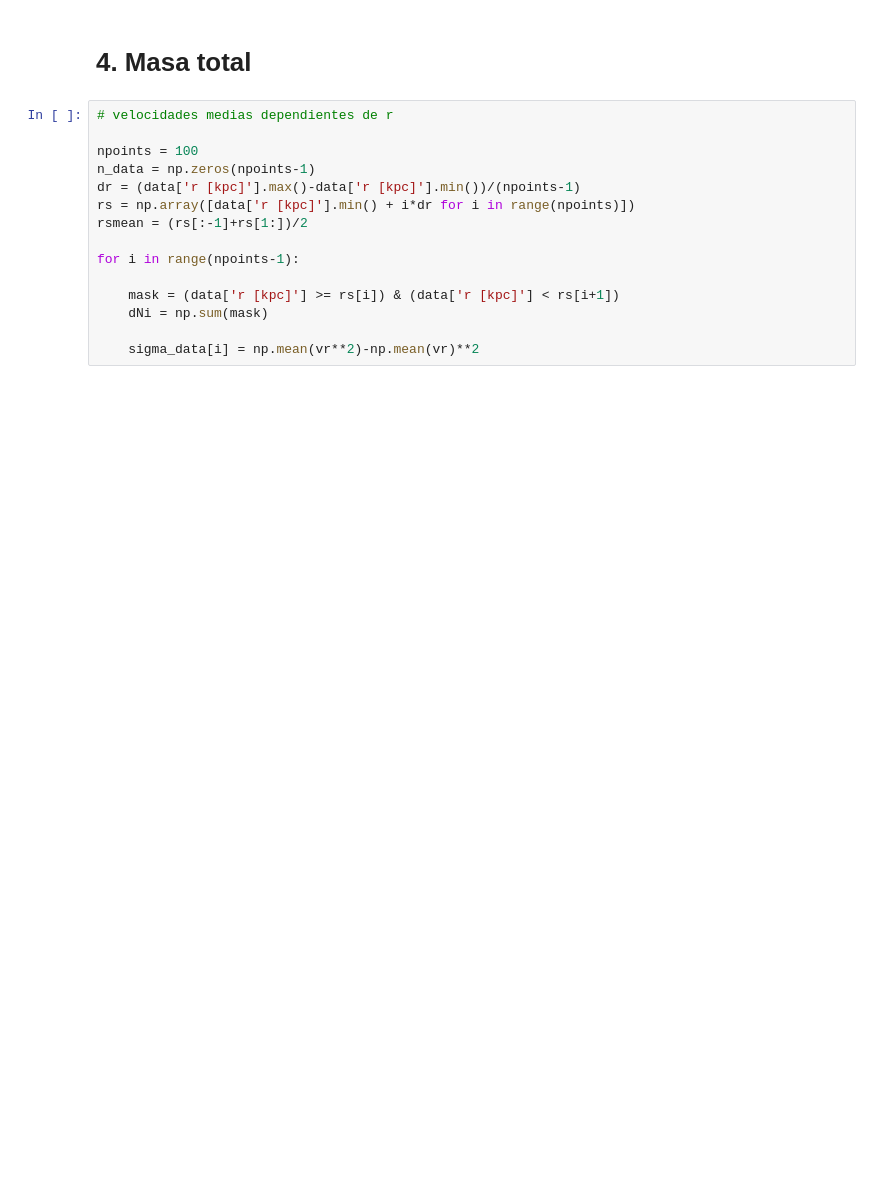
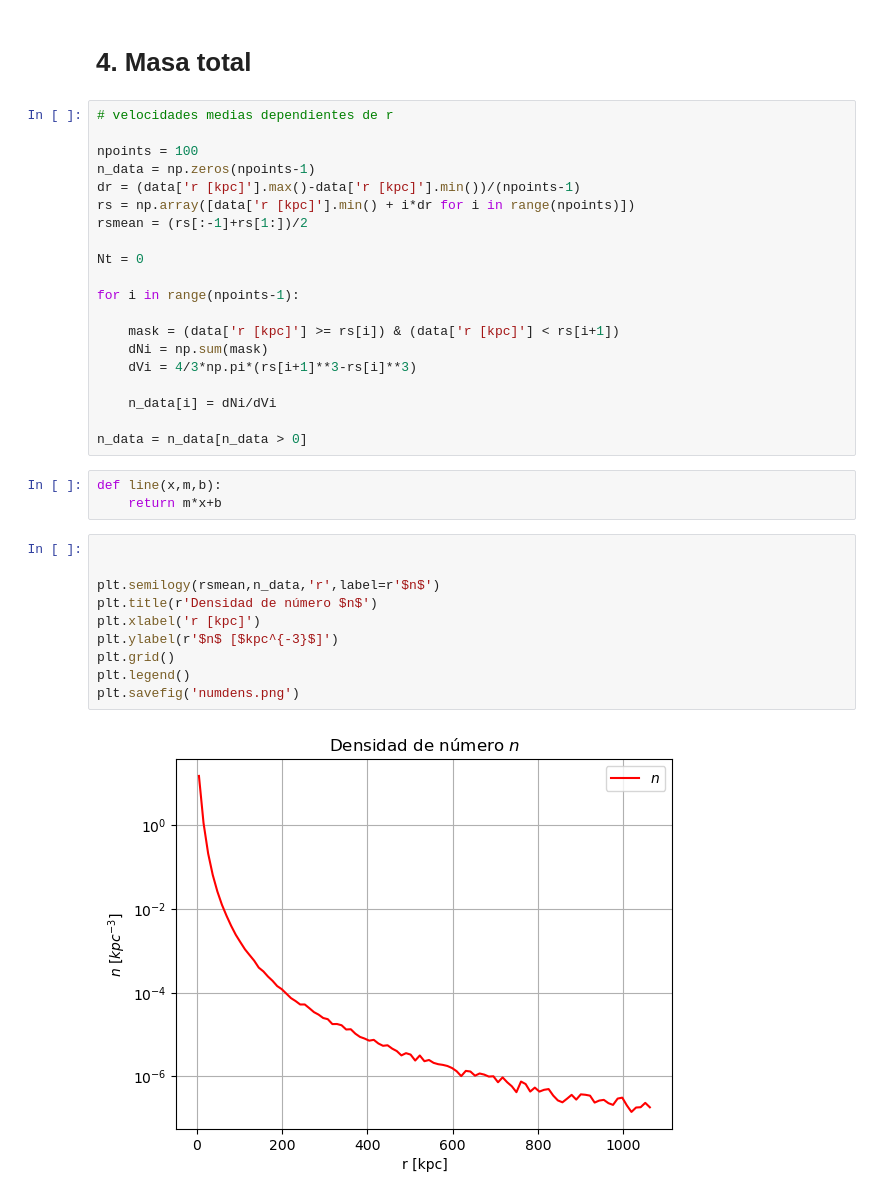
Before and after one commit to SantiagoJulioD/Galaxias, a Jupyter notebook: Parcial practico 3/practica3.ipynb, the cells around one changed output. Cells and saved outputs as stored; diff of their text form; blank space fills up the shorter version.

```diff
--- a/Parcial practico 3/practica3.ipynb
+++ b/Parcial practico 3/practica3.ipynb
@@ -316,9 +317,29 @@ dr = (data['r [kpc]'].max()-data['r [kpc]'].min())/(npoints-1)
 rs = np.array([data['r [kpc]'].min() + i*dr for i in range(npoints)])
 rsmean = (rs[:-1]+rs[1:])/2
 
+Nt = 0
+
 for i in range(npoints-1):
 
     mask = (data['r [kpc]'] >= rs[i]) & (data['r [kpc]'] < rs[i+1])
     dNi = np.sum(mask)
+    dVi = 4/3*np.pi*(rs[i+1]**3-rs[i]**3)
 
-    sigma_data[i] = np.mean(vr**2)-np.mean(vr)**2
+    n_data[i] = dNi/dVi
+
+n_data = n_data[n_data > 0]
+# %%
+def line(x,m,b):
+    return m*x+b
+# %%
+
+
+plt.semilogy(rsmean,n_data,'r',label=r'$n$')
+plt.title(r'Densidad de número $n$')
+plt.xlabel('r [kpc]')
+plt.ylabel(r'$n$ [$kpc^{-3}$]')
+plt.grid()
+plt.legend()
+plt.savefig('numdens.png')
+# %% [output]
+[figure, added]
```
Also changed, not shown: parts of 10 cells of this notebook, 13 other files.
